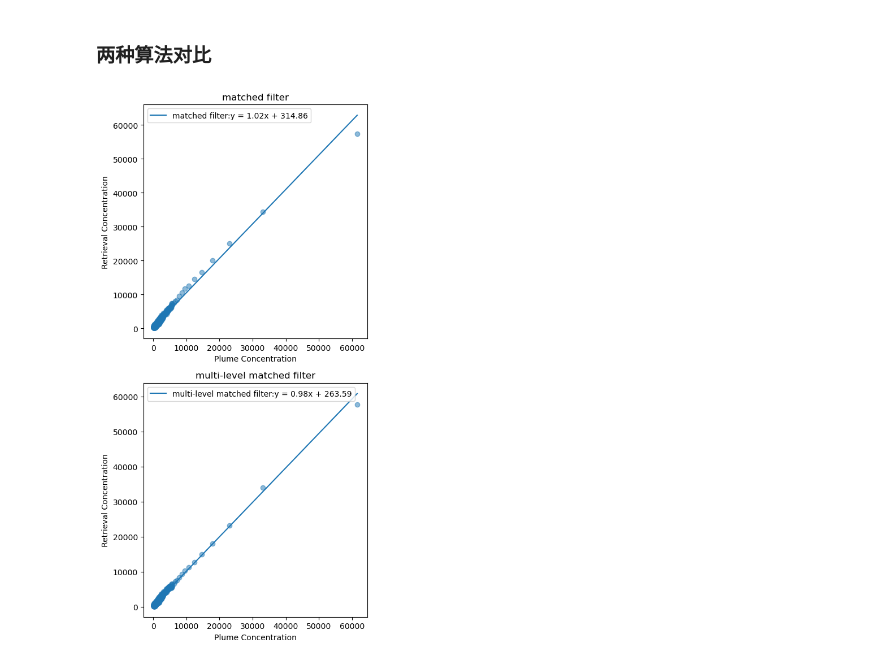
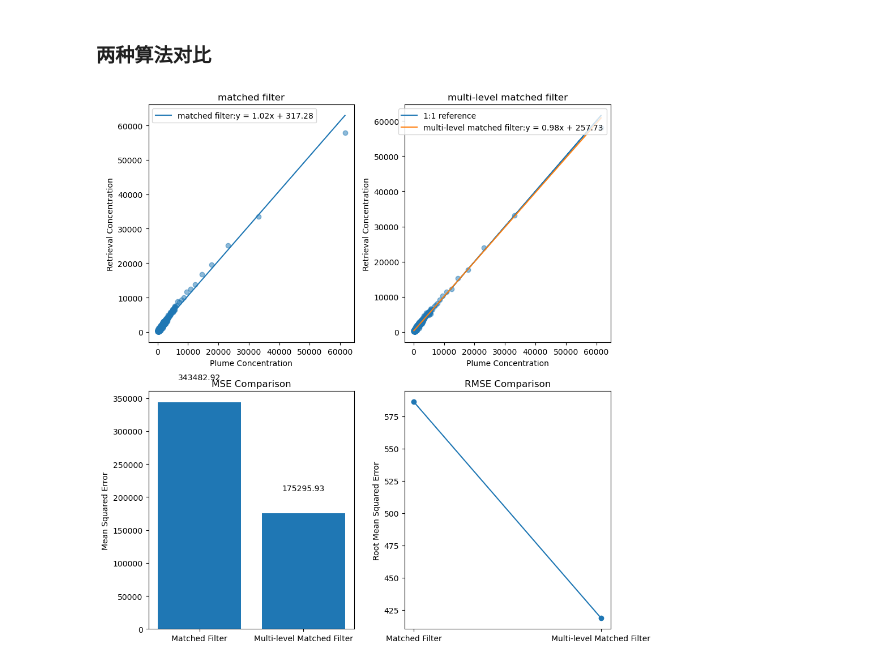
Before and after one commit to Emeric53/MF, a Jupyter notebook: MatchedFilter/algorithm_modification.ipynb, the cells around one changed output. Cells and saved outputs as stored; diff of their text form; code cells hidden in the pictures.

```diff
--- a/MatchedFilter/algorithm_modification.ipynb
+++ b/MatchedFilter/algorithm_modification.ipynb
@@ -1519,33 +1518,57 @@ def imagelevel_test3_3():
         uaslist.append(uas)
 
     fig, axes = plt.subplots(2,2,figsize=(10,10))
-    ax1,ax2 = axes.flatten()
+    ax1,ax2,ax3,ax4 = axes.flatten()
 
     enhancement= matched_filter(simulated_image, general_uas,True,False,False)
     plume_mask = plume > 100
     result_mask = enhancement > 100
     total_mask = plume_mask*result_mask
 
     ax1.scatter(plume[total_mask],enhancement[total_mask], alpha=0.5)
     polyfit_plot(plume[total_mask].flatten(),enhancement[total_mask].flatten(), ax1, f"matched filter")
 
     _,enhancement2= ML_matched_filter(simulated_image, uaslist,False)
     plume_mask = plume > 100
     result_mask = enhancement2 > 100
     total_mask = plume_mask*result_mask
 
     ax2.scatter(plume[total_mask],enhancement2[total_mask], alpha=0.5)
     ax2.plot(plume[total_mask],plume[total_mask],label="1:1 reference")
     polyfit_plot(plume[total_mask].flatten(),enhancement2[total_mask].flatten(), ax2, f"multi-level matched filter")
 
     set_plot_details(ax1, "matched filter", "Plume Concentration", "Retrieval Concentration")
     set_plot_details(ax2, "multi-level matched filter", "Plume Concentration", "Retrieval Concentration")
 
+    # 计算误差
+    mse1 = mean_squared_error(plume[total_mask], enhancement[total_mask])
+    mse2 = mean_squared_error(plume[total_mask], enhancement2[total_mask])
+
+    # 绘制误差条形图
+    errors = [mse1, mse2]
+    labels = ["Matched Filter", "Multi-level Matched Filter"]
+    ax3.bar(labels, errors)
+    ax3.set_title("MSE Comparison")
+    ax3.set_ylabel("Mean Squared Error")
+
+    # 显示误差值
+    for i, v in enumerate(errors):
+        ax3.text(i, v + 0.1 * max(errors), f"{v:.2f}", ha='center')
+
+    # RMSE 误差折线图
+    rmse1 = np.sqrt(mse1)
+    rmse2 = np.sqrt(mse2)
+    rmses = [rmse1, rmse2]
+
+    ax4.plot(labels, rmses, marker='o')
+    ax4.set_title("RMSE Comparison")
+    ax4.set_ylabel("Root Mean Squared Error")
+
     plt.tight_layout()
     plt.show()
 
     return None
 
 imagelevel_test3_3()
 # %% [output]
-[figure, old version]
+[figure, new version]
```
Also changed, not shown: parts of 2 cells of this notebook.
